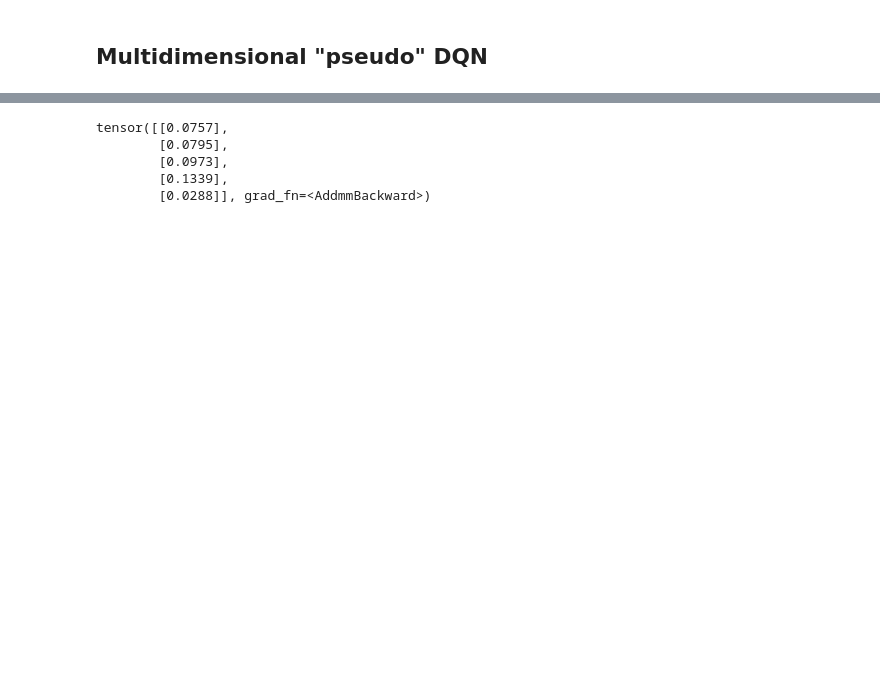
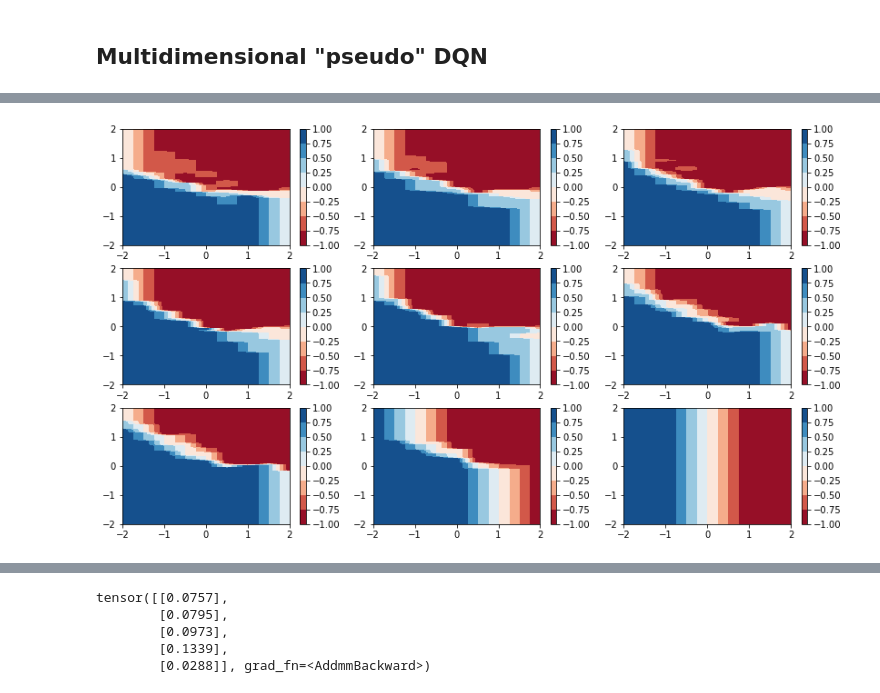
Before and after one commit to gerdm/rl-ou-process, a Jupyter notebook: dqn-trading-test.ipynb, the cells around one changed output, grey strips where cells are left out. Drawn from its saved outputs; the diff is of its cells as text; code cells hidden in the pictures; blank space fills up the shorter version.

```diff
--- a/dqn-trading-test.ipynb
+++ b/dqn-trading-test.ipynb
@@ -181,2 +11,0 @@ tensor([[-0.0937],
-# %%
-X_in = torch.randn(5,4)
@@ -198,0 +32,4 @@ tensor([[-0.0656],
+# %%
+reload(rlou)
+dqntr = rlou.DQNTrading(**params, inventory_min=-2, inventory_max=2,
+                        buy_max=1,buy_min=-1, n_q = 0.5, n_price=11)
@@ -198,0 +40,43 @@ tensor([[-0.0656],
+# %%
+iterations = 1_000
+dqntr.K_replacement_freq = 500
+dqntr.delta = 1/(iterations*10)
+dqntr.optimizer.lr= 1e-8
+dqntr.dq_learn(iterations, random_shock=True)
+# %%
+xm = -2#dqntr.xmin
+xM = 2#dqntr.xmax
+qm = dqntr.inventory_min
+qM = dqntr.inventory_max
+am = dqntr.buy_min
+aM = dqntr.buy_max
+n_q = dqntr.n_q
+n_x = (xM-xm)/100
+
+inventory = np.arange(qm, qM+n_q, n_q)
+prices = np.arange(xm, xM+n_x, n_x)
+action_map = np.zeros((len(inventory), len(prices)))
+
+Xs = np.mgrid[qm:qM+n_q:n_q, xm:xM+n_x:n_x]
+
+
+
+
+fig, ax = plt.subplots(3, 3, figsize=(14, 8))
+ax = ax.ravel()
+#times = [0, 0.1, 0.2, 0.3, 0.5, 0.6, 0.7, 0.8, 0.9]
+times = [0, 0.2, 0.4, 0.6, 0.8, 1.2, 1.4, 1.6, 1.8]
+
+
+for ti, axi in zip(times, ax):
+    t = ti
+    for iq, q in enumerate(inventory):
+        for ix, x_price in enumerate(prices):
+            possible_action = dqntr.get_possible_actions_zero_inventory_end((dqntr.timesteps==t).argmax(),q)
+            X_in = torch.tensor([[t, q, x_price, act] for act in possible_action])
+            out = possible_action[dqntr.Q_M.forward(X_in.float()).argmax(axis=0)]
+            action_map[iq,ix] = out
+    img = axi.contourf(*Xs, action_map, cmap="RdBu")
+    plt.colorbar(img, ax=axi)
+# %% [output]
+[figure, added]
```
Also changed, not shown: parts of 49 cells of this notebook, 2 other files.
